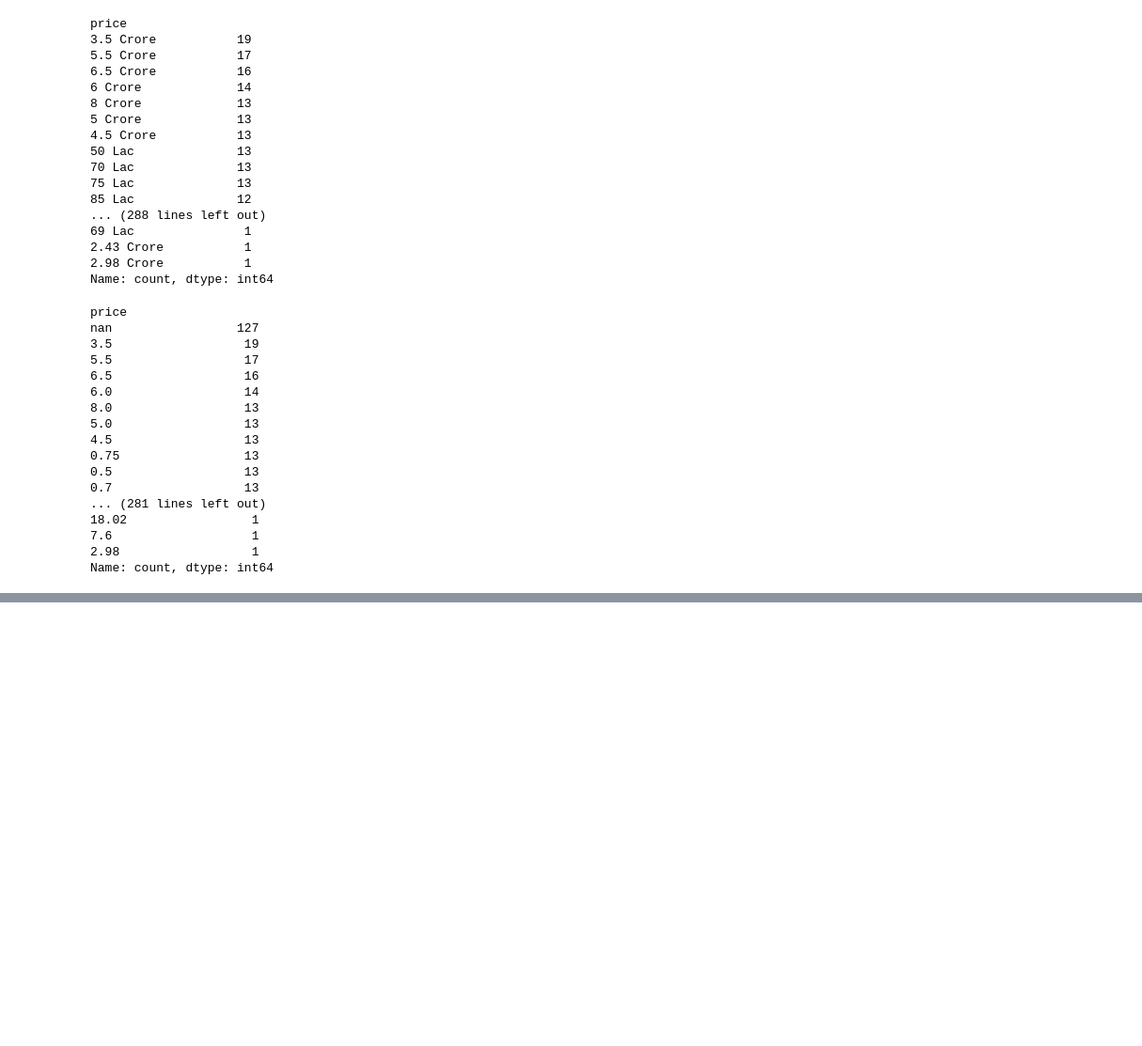
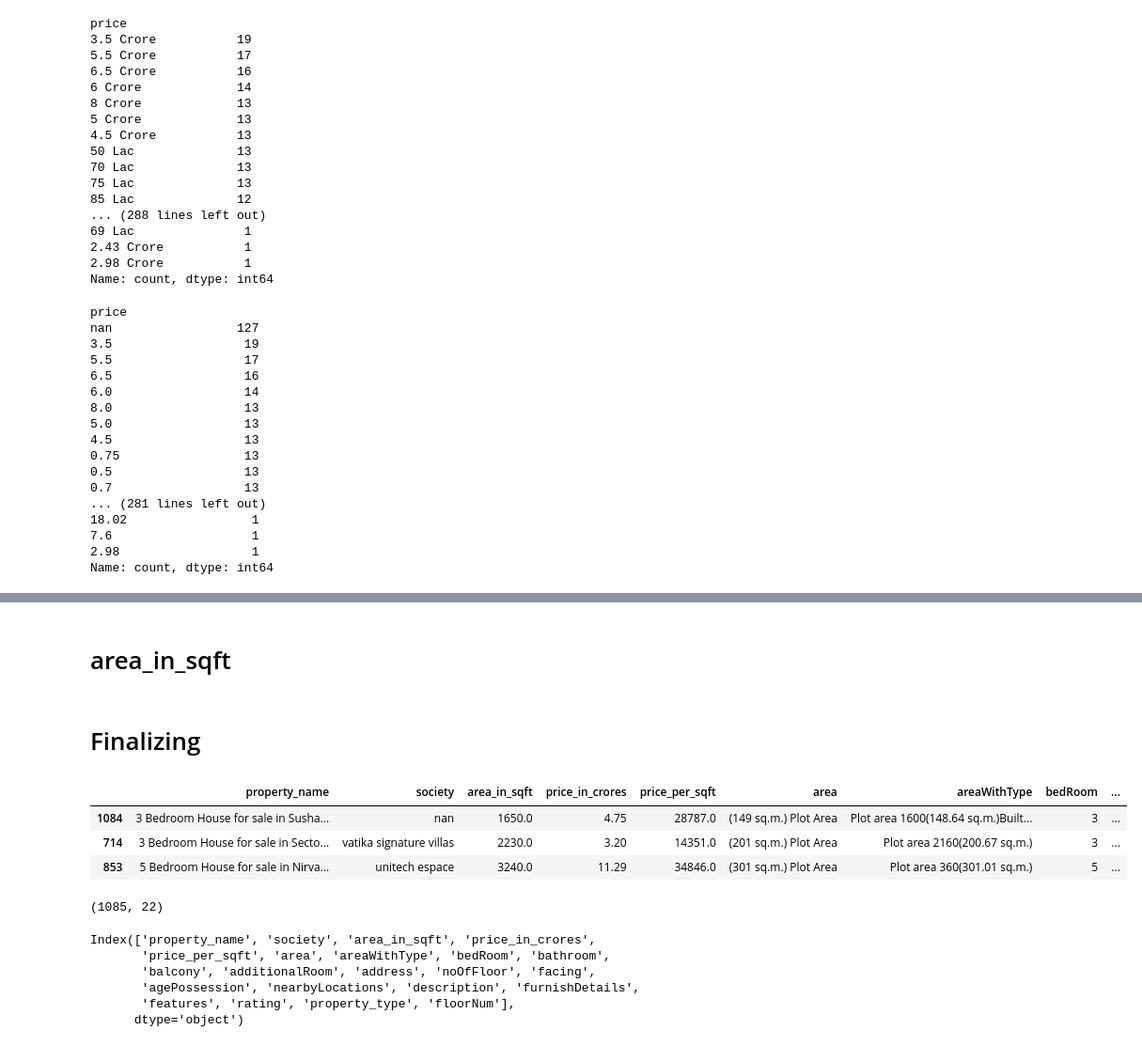
Before and after one commit to Sarvesh-Kesharwani/HousePrice_MegaProject, a Jupyter notebook: 2. data_cleaning/2. cleaning house.ipynb, the cells around one changed output, grey strips where cells are left out. Shown at 94% size. Cells and saved outputs as stored; diff of their text form; code cells hidden in the pictures; blank space fills up the shorter version.

```diff
--- a/2. data_cleaning/2. cleaning house.ipynb
+++ b/2. data_cleaning/2. cleaning house.ipynb
@@ -152,0 +371,2 @@ data.sample(3)
+# %%
+data['facing'] = data['facing'].str.lower().str.strip().fillna('NA')
@@ -152,0 +397,18 @@ data.sample(3)
+# %%
+data['agePossession'] = data['agePossession'].str.lower()
+# %% [markdown]
+# area_in_sqft
+# %%
+data['price_in_crores'] = data['price_in_crores'].astype('float')
+data['price_per_sqft'] = data['price_per_sqft'].astype('float')
+# %%
+data.insert(loc=2, column='area_in_sqft', value=round((data['price_in_crores']*10000000)/data['price_per_sqft']))
+# %% [markdown]
+# Finalizing
+# %%
+data.sample(3)
+# %% [output]
+|  | property_name | society | area_in_sqft | price_in_crores | price_per_sqft | area | areaWithType | bedRoom | ... |
+| 1084 | 3 Bedroom House for sale in Susha... | nan | 1650.0 | 4.75 | 28787.0 | (149 sq.m.) Plot Area | Plot area 1600(148.64 sq.m.)Built... | 3 | ... |
+| 714 | 3 Bedroom House for sale in Secto... | vatika signature villas | 2230.0 | 3.20 | 14351.0 | (201 sq.m.) Plot Area | Plot area 2160(200.67 sq.m.) | 3 | ... |
+| 853 | 5 Bedroom House for sale in Nirva... | unitech espace | 3240.0 | 11.29 | 34846.0 | (301 sq.m.) Plot Area | Plot area 360(301.01 sq.m.) | 5 | ... |
@@ -152,0 +419,13 @@ data.sample(3)
+# %%
+data.shape
+# %% [output]
+(1085, 22)
+# %%
+data.columns
+# %% [output]
+Index(['property_name', 'society', 'area_in_sqft', 'price_in_crores',
+       'price_per_sqft', 'area', 'areaWithType', 'bedRoom', 'bathroom',
+       'balcony', 'additionalRoom', 'address', 'noOfFloor', 'facing',
+       'agePossession', 'nearbyLocations', 'description', 'furnishDetails',
+       'features', 'rating', 'property_type', 'floorNum'],
+      dtype='object')
```
Also changed, not shown: parts of 38 cells of this notebook, 10 other files.
